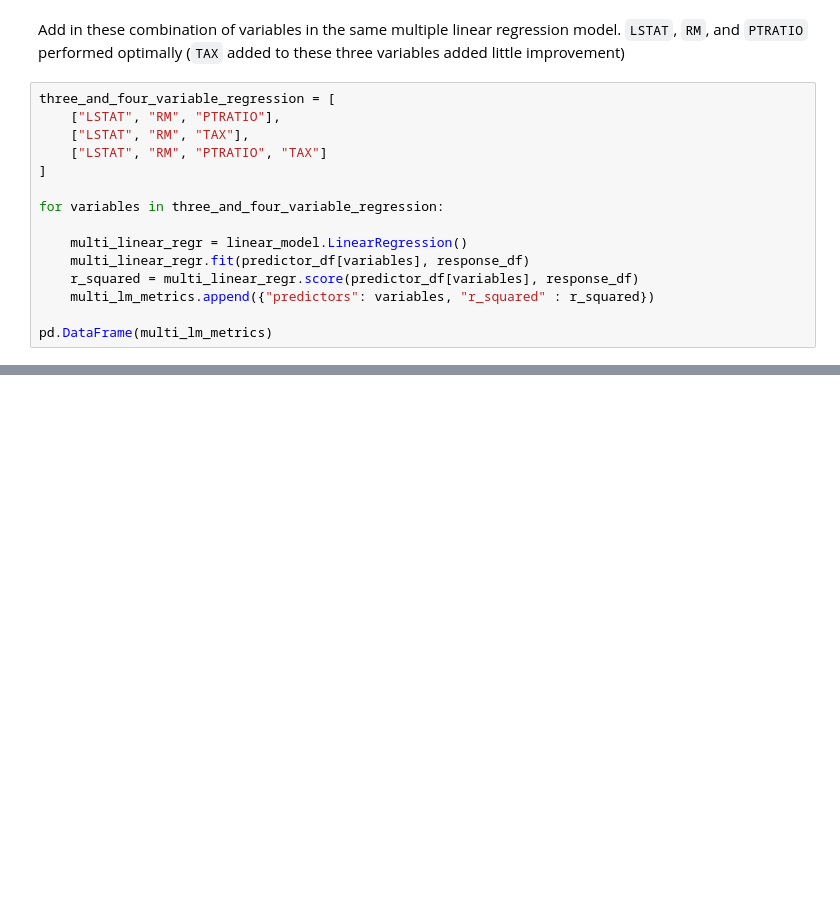
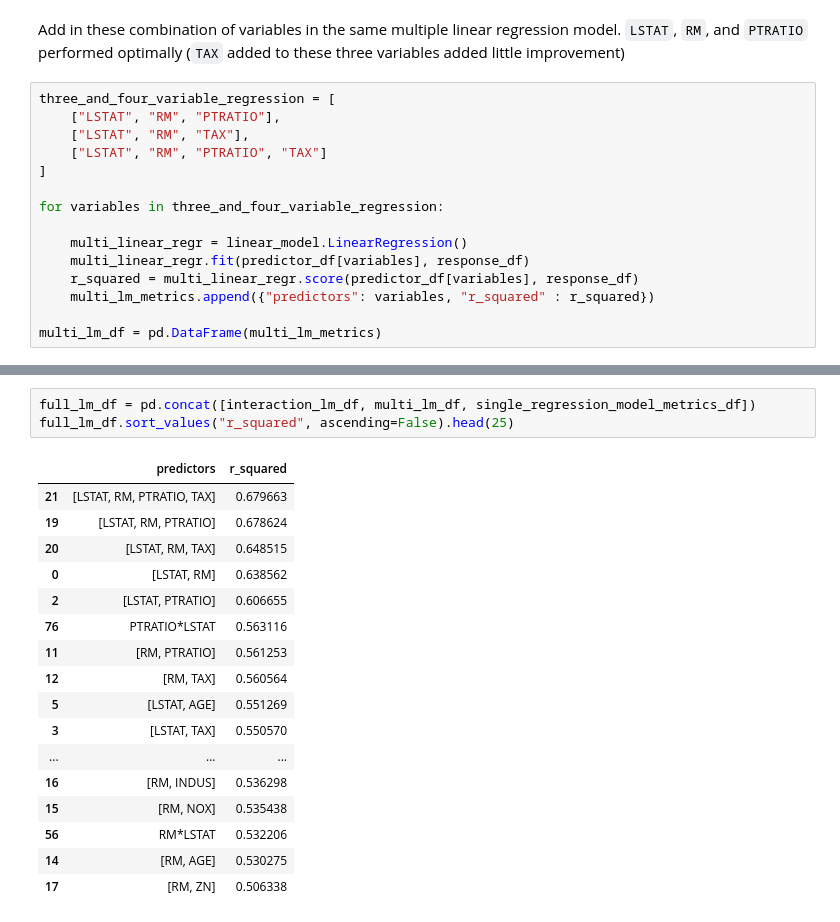
Before and after one commit to b-o-l-l-a/aes-eeng415, a Jupyter notebook: hw4/hw4.ipynb, the cells around one changed output, grey strips where cells are left out. Saved outputs shown, nothing was run; the diff lists cells and outputs as text; blank space fills up the shorter version.

```diff
--- a/hw4/hw4.ipynb
+++ b/hw4/hw4.ipynb
@@ -134,4 +114,4 @@ for variables in three_and_four_variable_regression:
     r_squared = multi_linear_regr.score(predictor_df[variables], response_df)
     multi_lm_metrics.append({"predictors": variables, "r_squared" : r_squared})
 
-pd.DataFrame(multi_lm_metrics)
+multi_lm_df = pd.DataFrame(multi_lm_metrics)
@@ -155,0 +162,21 @@ pd.DataFrame(multi_lm_metrics)
+# %%
+full_lm_df = pd.concat([interaction_lm_df, multi_lm_df, single_regression_model_metrics_df])
+full_lm_df.sort_values("r_squared", ascending=False).head(25)
+# %% [output]
+|  | predictors | r_squared |
+| 21 | [LSTAT, RM, PTRATIO, TAX] | 0.679663 |
+| 19 | [LSTAT, RM, PTRATIO] | 0.678624 |
+| 20 | [LSTAT, RM, TAX] | 0.648515 |
+| 0 | [LSTAT, RM] | 0.638562 |
+| 2 | [LSTAT, PTRATIO] | 0.606655 |
+| 76 | PTRATIO*LSTAT | 0.563116 |
+| 11 | [RM, PTRATIO] | 0.561253 |
+| 12 | [RM, TAX] | 0.560564 |
+| 5 | [LSTAT, AGE] | 0.551269 |
+| 3 | [LSTAT, TAX] | 0.550570 |
+| ... | ... | ... |
+| 16 | [RM, INDUS] | 0.536298 |
+| 15 | [RM, NOX] | 0.535438 |
+| 56 | RM*LSTAT | 0.532206 |
+| 14 | [RM, AGE] | 0.530275 |
+| 17 | [RM, ZN] | 0.506338 |
```
Also changed, not shown: parts of 9 cells of this notebook.
